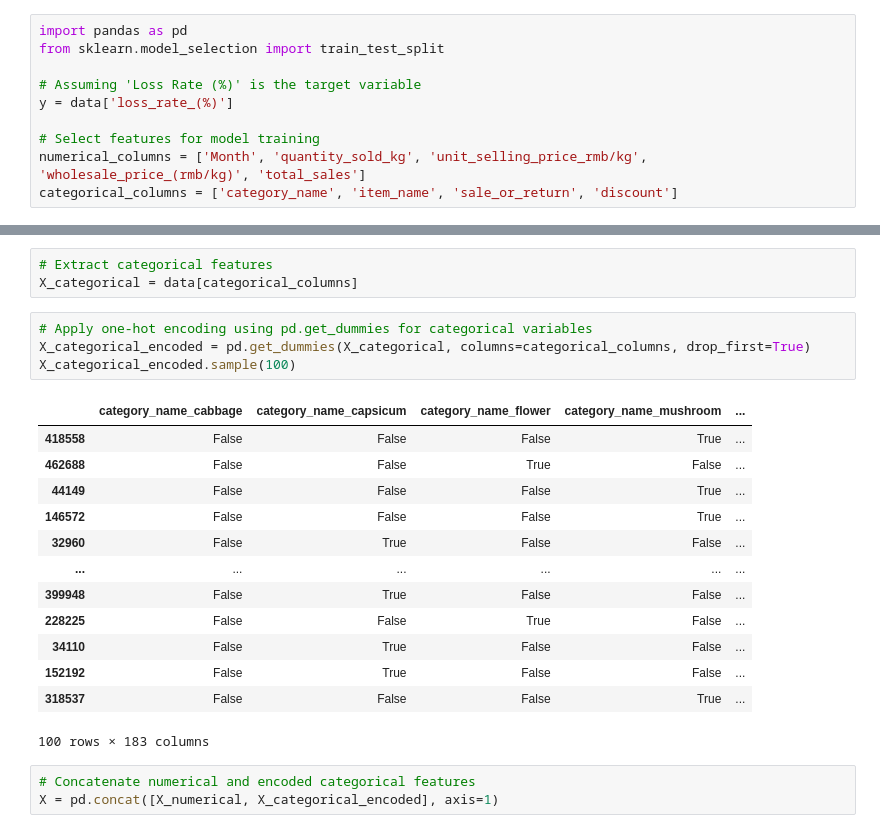
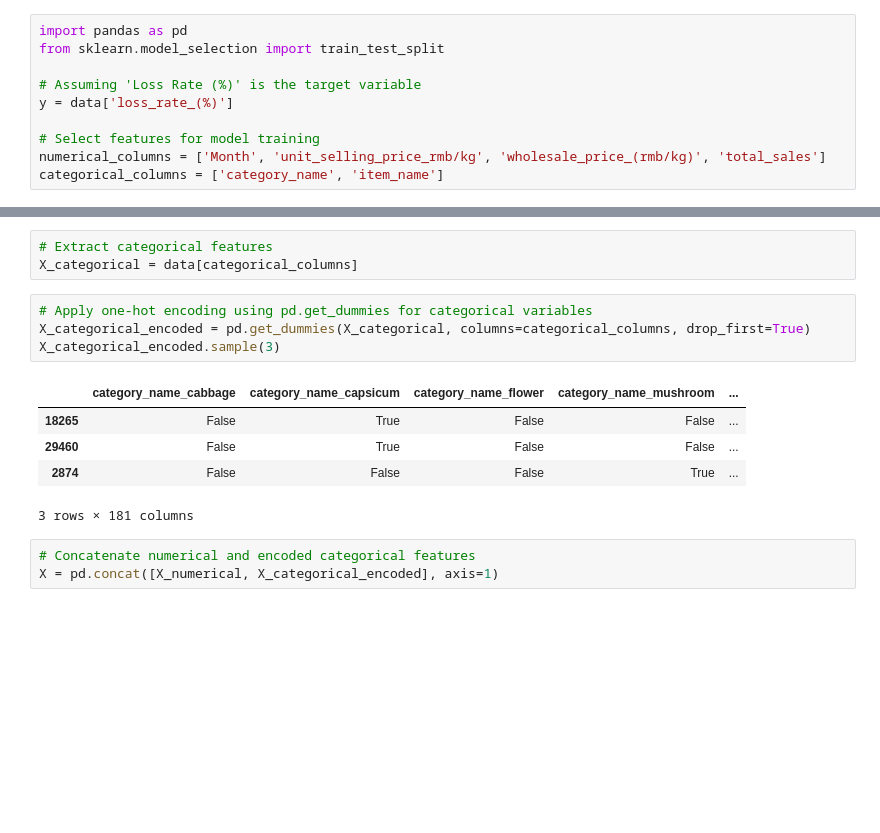
Before and after one commit to RumethSandinu/Project-connexa, a Jupyter notebook: loss_rate_analysis/loss_rate_model.ipynb, the cells around one changed output, grey strips where cells are left out. Saved outputs shown, nothing was run; the diff lists cells and outputs as text; blank space fills up the shorter version.

```diff
--- a/loss_rate_analysis/loss_rate_model.ipynb
+++ b/loss_rate_analysis/loss_rate_model.ipynb
@@ -30,8 +21,8 @@ from sklearn.model_selection import train_test_split
 y = data['loss_rate_(%)']
 
 # Select features for model training
-numerical_columns = ['Month', 'quantity_sold_kg', 'unit_selling_price_rmb/kg', 'wholesale_price_(rmb/kg)', 'total_sales']
-categorical_columns = ['category_name', 'item_name', 'sale_or_return', 'discount']
+numerical_columns = ['Month', 'unit_selling_price_rmb/kg', 'wholesale_price_(rmb/kg)', 'total_sales']
+categorical_columns = ['category_name', 'item_name']
 # %%
 # Extract numerical features
 X_numerical = data[numerical_columns]
@@ -41,21 +32,13 @@ X_categorical = data[categorical_columns]
 # %%
 # Apply one-hot encoding using pd.get_dummies for categorical variables
 X_categorical_encoded = pd.get_dummies(X_categorical, columns=categorical_columns, drop_first=True)
-X_categorical_encoded.sample(100)
+X_categorical_encoded.sample(3)
 # %% [output]
 |  | category_name_cabbage | category_name_capsicum | category_name_flower | category_name_mushroom | ... |
-| 418558 | False | False | False | True | ... |
-| 462688 | False | False | True | False | ... |
-| 44149 | False | False | False | True | ... |
-| 146572 | False | False | False | True | ... |
-| 32960 | False | True | False | False | ... |
-| ... | ... | ... | ... | ... | ... |
-| 399948 | False | True | False | False | ... |
-| 228225 | False | False | True | False | ... |
-| 34110 | False | True | False | False | ... |
-| 152192 | False | True | False | False | ... |
-| 318537 | False | False | False | True | ... |
+| 18265 | False | True | False | False | ... |
+| 29460 | False | True | False | False | ... |
+| 2874 | False | False | False | True | ... |
-100 rows × 183 columns
+3 rows × 181 columns
 # %%
 # Concatenate numerical and encoded categorical features
 X = pd.concat([X_numerical, X_categorical_encoded], axis=1)
```
Also changed, not shown: parts of 13 cells of this notebook, 7 other files.
